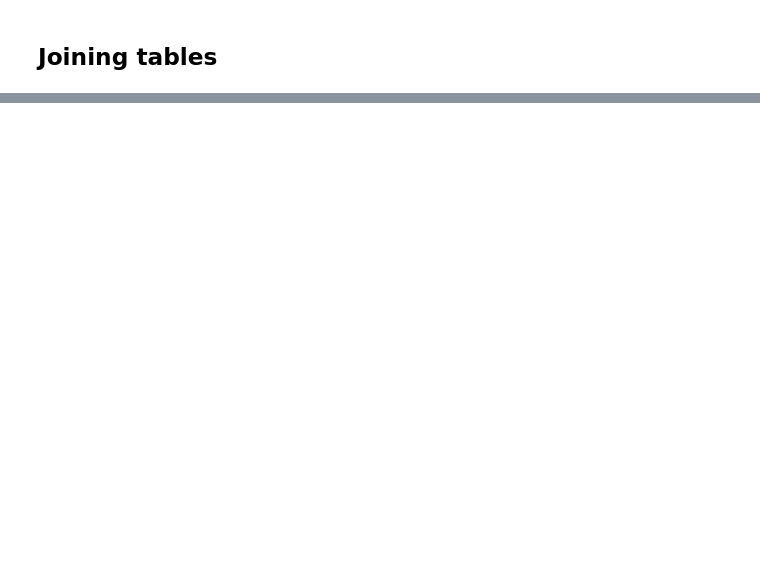
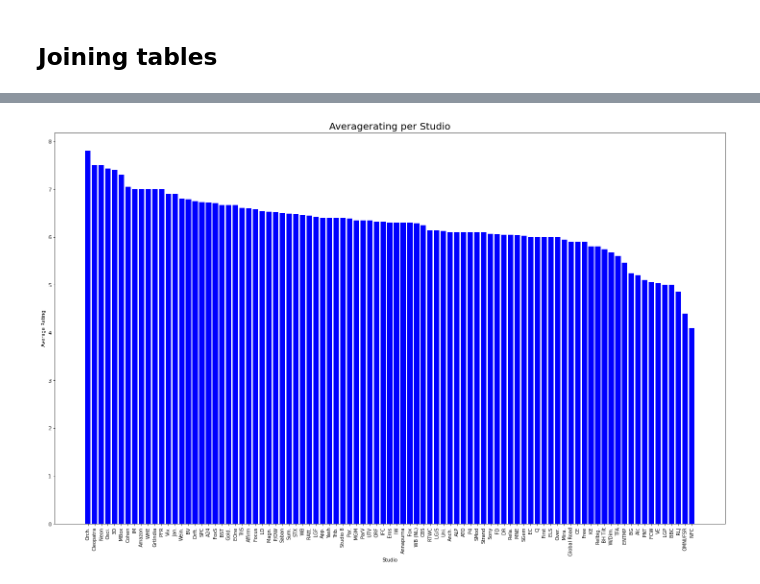
Before and after one commit to mercytegekson/dsc-phase-1-project-v2-4, a Jupyter notebook: student.ipynb, the cells around one changed output, grey strips where cells are left out. Drawn from its saved outputs; the diff is of its cells as text; code cells hidden in the pictures; blank space fills up the shorter version.

```diff
--- a/student.ipynb
+++ b/student.ipynb
@@ -528,0 +892,17 @@ genres_list
+# %%
+# Group the data by studio and calculate the average rating
+average_ratings = df_join2.groupby('studio')['averagerating'].mean()
+
+# Sort the average ratings in descending order
+ratings = average_ratings.sort_values(ascending=False)
+
+# Plot the average ratings by studio
+plt.figure(figsize=(25, 15))
+plt.bar(ratings.index, ratings.values,color = 'blue')
+plt.xlabel('Studio')
+plt.ylabel('Average Rating')
+plt.title('Averagerating per Studio',fontsize= 20)
+plt.xticks(rotation=90)
+plt.show()
+# %% [output]
+[figure, added]
```
Also changed, not shown: parts of 119 cells of this notebook, 2 other files.
